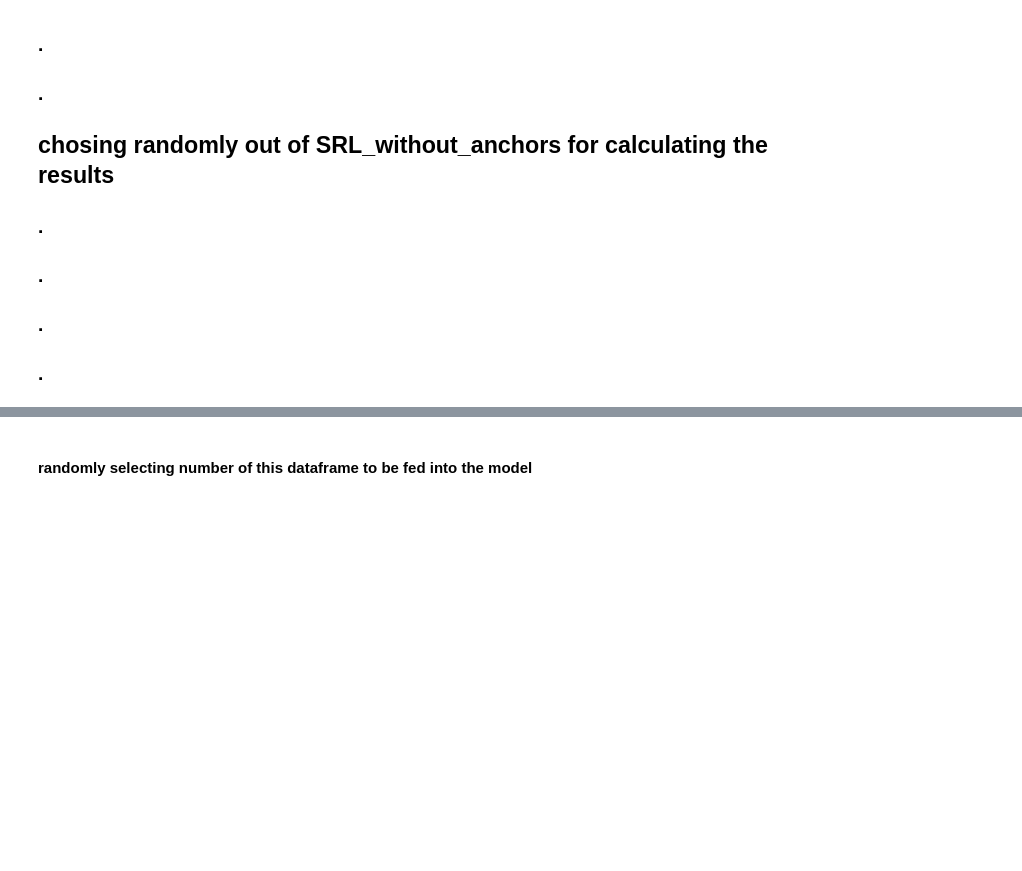
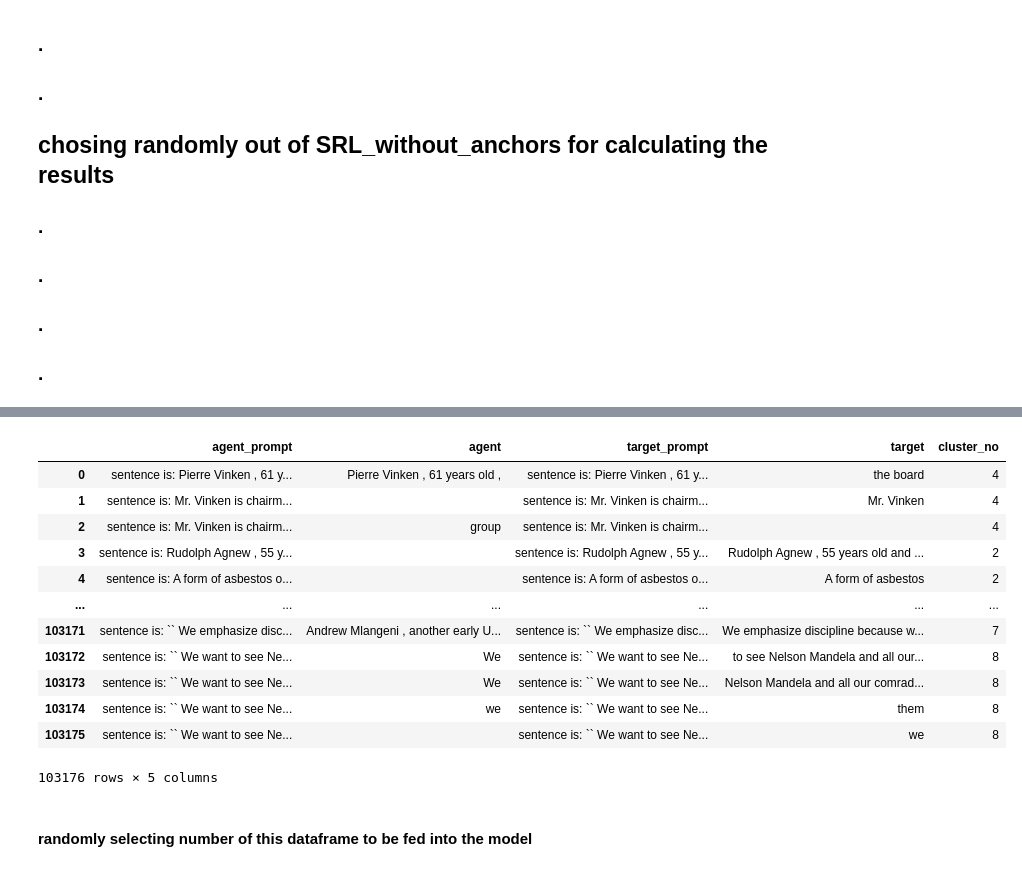
Before and after one commit to houman-nr/vigilant-umbrella, a Jupyter notebook: ORL_on_SRL_Multitask-Learning.ipynb, the cells around one changed output, grey strips where cells are left out. Saved outputs shown, nothing was run; the diff lists cells and outputs as text; code cells hidden in the pictures; blank space fills up the shorter version.

```diff
--- a/ORL_on_SRL_Multitask-Learning.ipynb
+++ b/ORL_on_SRL_Multitask-Learning.ipynb
@@ -434,14 +446,30 @@ for i in range(len(srl)):
 # %%
-# agent_prompts, agents, target_prompts, targets, cluster_no = [], [], [], [], []
-# for i in range(len(srl_df)):
-#     line = srl_df.iloc[i]
-#     agent_prompts.append(f" sentence is: {line['sentences']} find agent for this verb: {line['verbs']}")
-#     agents.append(line['agents'])
-#     target_prompts.append(f" sentence is: {line['sentences']} find target for this verb: {line['verbs']}")
-#     targets.append(line['targets'])
-#     cluster_no.append(line['cluster_no'])
-# srl_df = []
-# srl_df = pd.DataFrame({'agent_prompt': agent_prompts, 'agent': agents, 'target_prompt': target_prompts, 'target': targets, 'cluster_no':cluster_no})
+agent_prompts, agents, target_prompts, targets, cluster_no = [], [], [], [], []
+for i in range(len(srl_df)):
+    line = srl_df.iloc[i]
+    agent_prompts.append(f"sentence is: {line['sentences']} this is verb: {line['verbs']} find agent for this veerb in the sentence")
+    agents.append(line['agents'])
+    target_prompts.append(f"sentence is: {line['sentences']} this is verb: {line['verbs']} find target for this verb in the sentence")
+    targets.append(line['targets'])
+    cluster_no.append(line['cluster_no'])
+    # (f"sentence is: \{{input_df['sentence'][i]}} this is DSE: {input_df['dse'][i]}. find target for DSE in the sentence?")
+srl_df = []
+srl_df = pd.DataFrame({'agent_prompt': agent_prompts, 'agent': agents, 'target_prompt': target_prompts, 'target': targets, 'cluster_no':cluster_no})
+srl_df
+# %% [output]
+|  | agent_prompt | agent | target_prompt | target | cluster_no |
+| 0 | sentence is: Pierre Vinken , 61 y... | Pierre Vinken , 61 years old , | sentence is: Pierre Vinken , 61 y... | the board | 4 |
+| 1 | sentence is: Mr. Vinken is chairm... |  | sentence is: Mr. Vinken is chairm... | Mr. Vinken | 4 |
+| 2 | sentence is: Mr. Vinken is chairm... | group | sentence is: Mr. Vinken is chairm... |  | 4 |
+| 3 | sentence is: Rudolph Agnew , 55 y... |  | sentence is: Rudolph Agnew , 55 y... | Rudolph Agnew , 55 years old and ... | 2 |
+| 4 | sentence is: A form of asbestos o... |  | sentence is: A form of asbestos o... | A form of asbestos | 2 |
+| ... | ... | ... | ... | ... | ... |
+| 103171 | sentence is: `` We emphasize disc... | Andrew Mlangeni , another early U... | sentence is: `` We emphasize disc... | We emphasize discipline because w... | 7 |
+| 103172 | sentence is: `` We want to see Ne... | We | sentence is: `` We want to see Ne... | to see Nelson Mandela and all our... | 8 |
+| 103173 | sentence is: `` We want to see Ne... | We | sentence is: `` We want to see Ne... | Nelson Mandela and all our comrad... | 8 |
+| 103174 | sentence is: `` We want to see Ne... | we | sentence is: `` We want to see Ne... | them | 8 |
+| 103175 | sentence is: `` We want to see Ne... |  | sentence is: `` We want to see Ne... | we | 8 |
+103176 rows × 5 columns
 # %% [markdown]
 #### randomly selecting number of this dataframe to be fed into the model
 # %%
```
Also changed, not shown: parts of 10 cells of this notebook.
